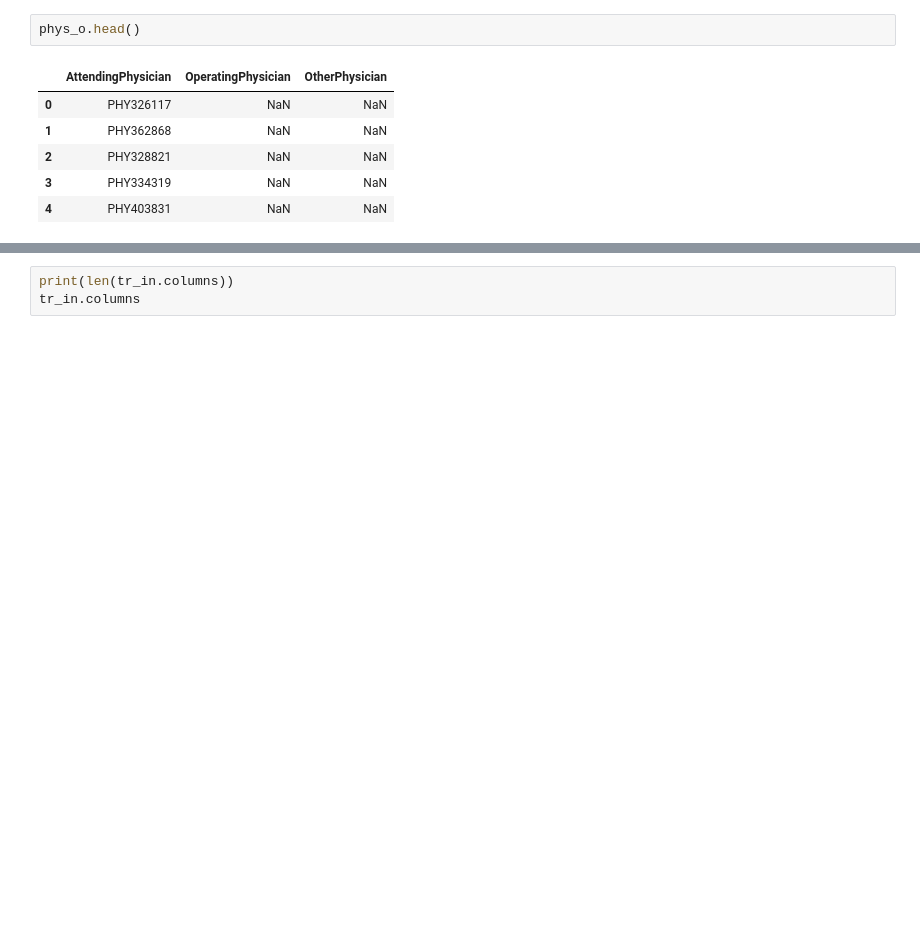
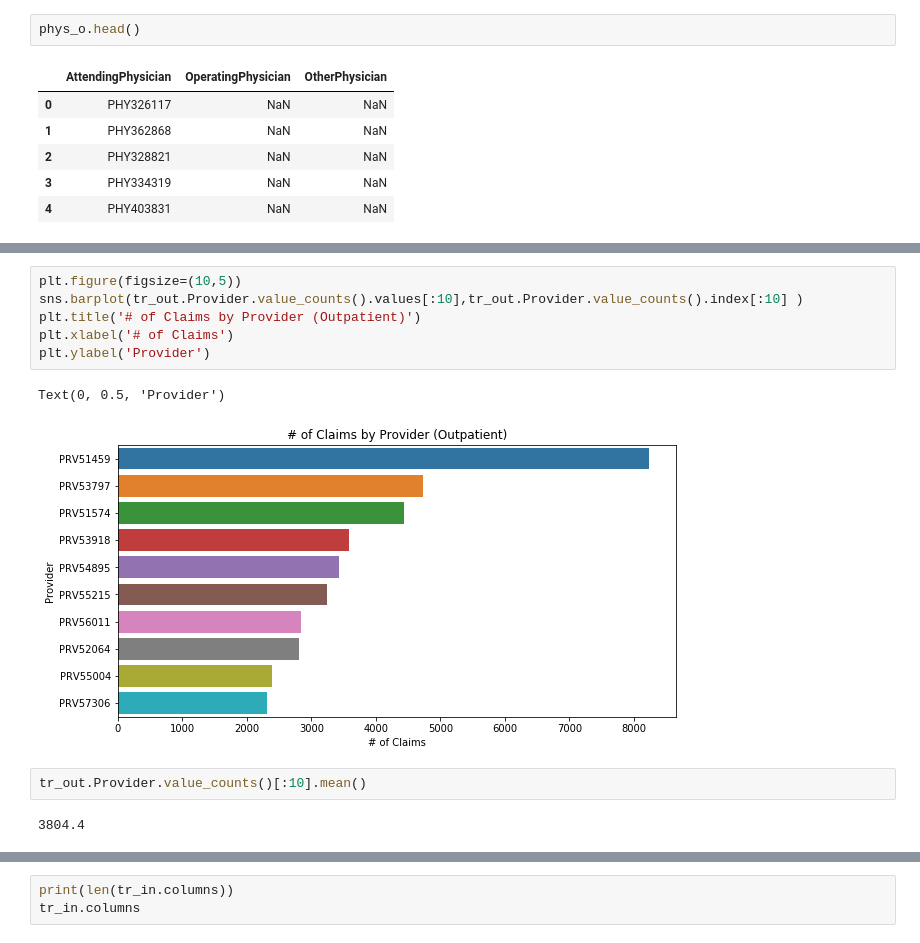
Before and after one commit to whohuhwhat/HC_Prov_Fraud, a Jupyter notebook: Inpt Outpt.ipynb, the cells around one changed output, grey strips where cells are left out. Saved outputs shown, nothing was run; the diff lists cells and outputs as text; blank space fills up the shorter version.

```diff
--- a/Inpt Outpt.ipynb
+++ b/Inpt Outpt.ipynb
@@ -524,0 +554,13 @@ phys_o.head()
+# %%
+plt.figure(figsize=(10,5))
+sns.barplot(tr_out.Provider.value_counts().values[:10],tr_out.Provider.value_counts().index[:10] )
+plt.title('# of Claims by Provider (Outpatient)')
+plt.xlabel('# of Claims')
+plt.ylabel('Provider')
+# %% [output]
+Text(0, 0.5, 'Provider')
+[figure, added]
+# %%
+tr_out.Provider.value_counts()[:10].mean()
+# %% [output]
+3804.4
```
Also changed, not shown: parts of 13 cells of this notebook.
